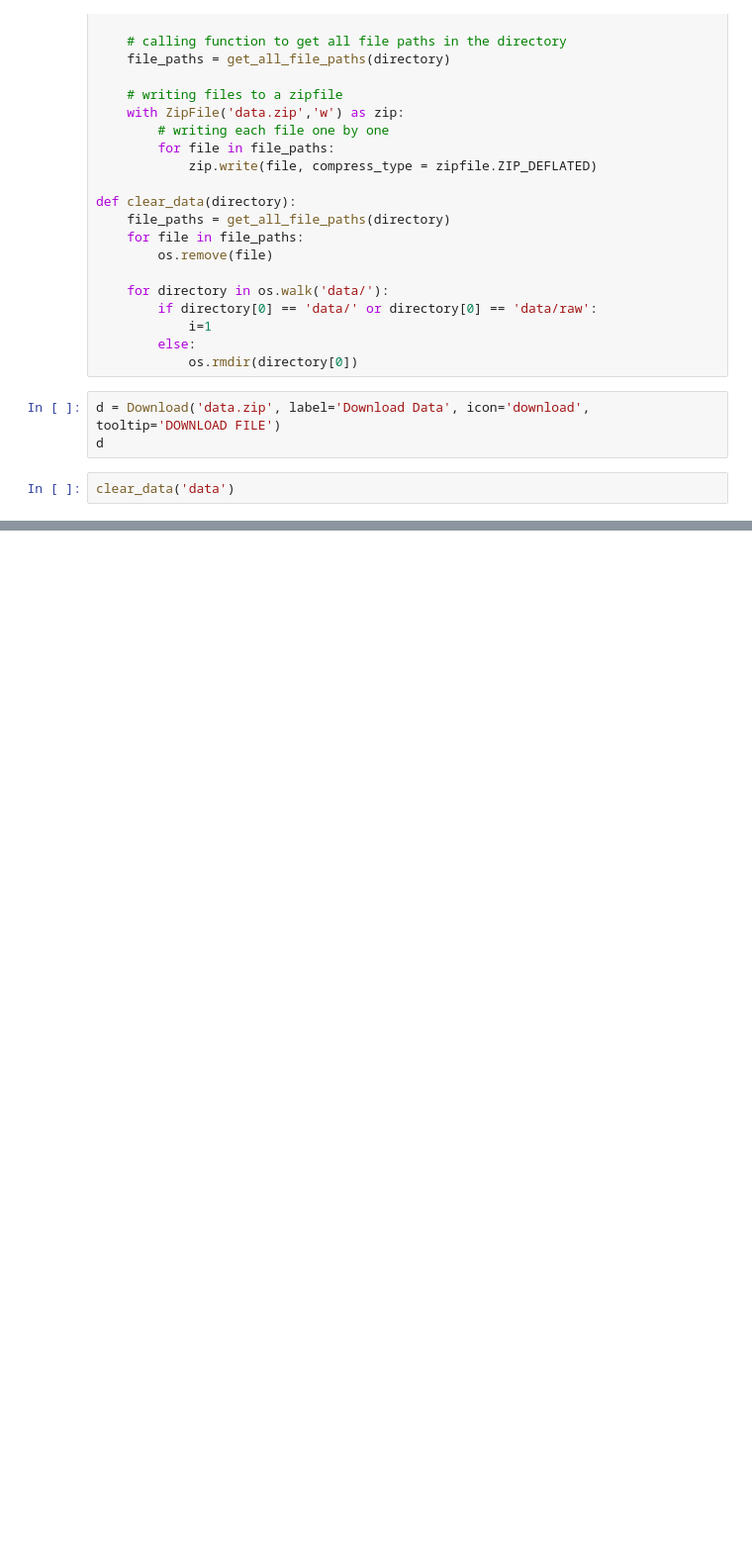
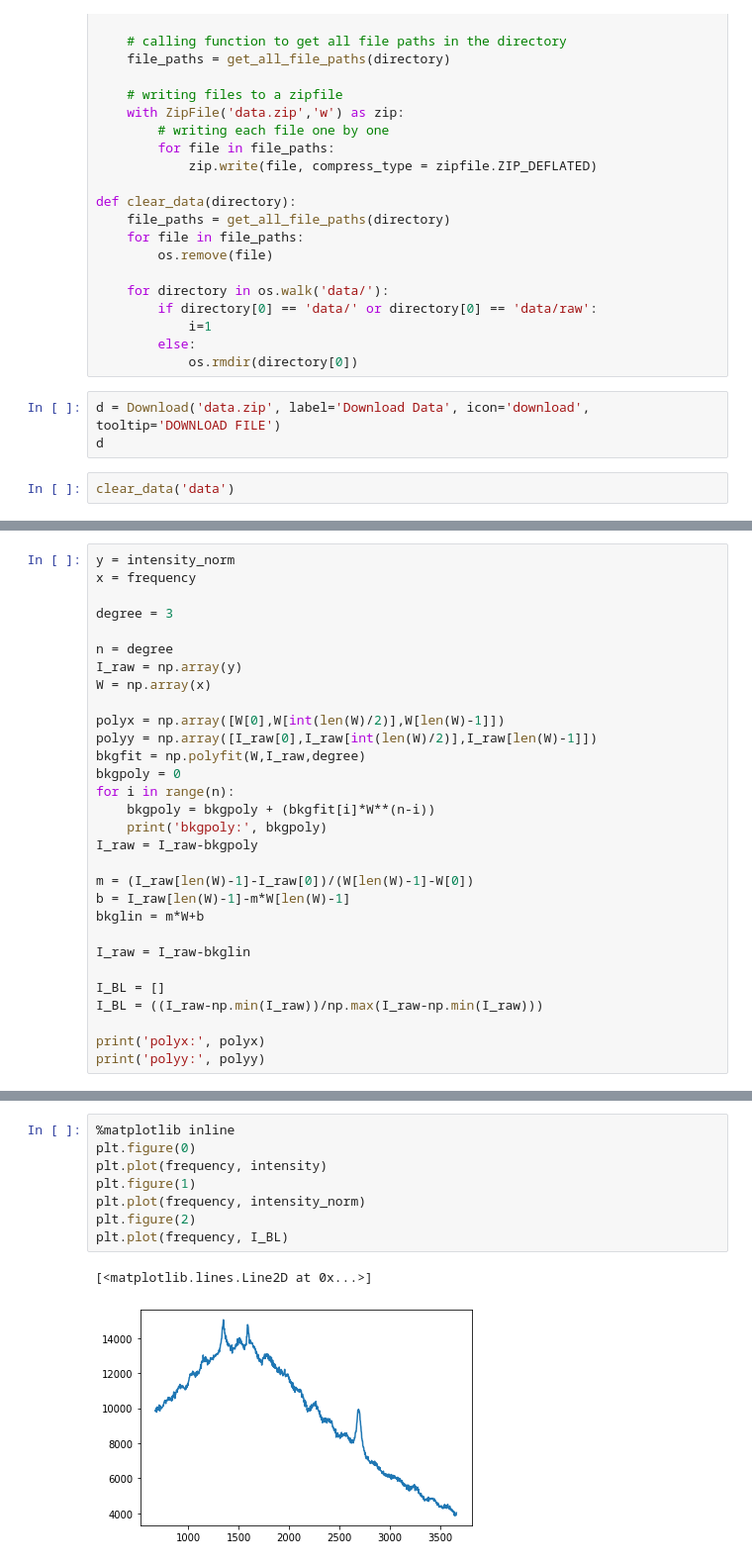
Before and after one commit to nanoMFG/GSA-Raman, a Jupyter notebook: graft.ipynb, the cells around one changed output, grey strips where cells are left out. Shown: that part at 99% size. Saved outputs shown, nothing was run; the diff lists cells and outputs as text; blank space fills up the shorter version.

```diff
--- a/graft.ipynb
+++ b/graft.ipynb
@@ -588,0 +651,30 @@ clear_data('data')
+# %%
+y = intensity_norm
+x = frequency
+
+degree = 3
+
+n = degree
+I_raw = np.array(y)
+W = np.array(x)
+
+polyx = np.array([W[0],W[int(len(W)/2)],W[len(W)-1]])
+polyy = np.array([I_raw[0],I_raw[int(len(W)/2)],I_raw[len(W)-1]])
+bkgfit = np.polyfit(W,I_raw,degree)
+bkgpoly = 0
+for i in range(n):
+    bkgpoly = bkgpoly + (bkgfit[i]*W**(n-i))
+    print('bkgpoly:', bkgpoly)
+I_raw = I_raw-bkgpoly
+
+m = (I_raw[len(W)-1]-I_raw[0])/(W[len(W)-1]-W[0])
+b = I_raw[len(W)-1]-m*W[len(W)-1]
+bkglin = m*W+b
+
+I_raw = I_raw-bkglin
+
+I_BL = []
+I_BL = ((I_raw-np.min(I_raw))/np.max(I_raw-np.min(I_raw)))
+
+print('polyx:', polyx)
+print('polyy:', polyy)
@@ -588,0 +695,11 @@ clear_data('data')
+# %%
+%matplotlib inline
+plt.figure(0)
+plt.plot(frequency, intensity)
+plt.figure(1)
+plt.plot(frequency, intensity_norm)
+plt.figure(2)
+plt.plot(frequency, I_BL)
+# %% [output]
+[<matplotlib.lines.Line2D at 0x...>]
+[figure, added]
```
Also changed, not shown: parts of 9 cells of this notebook, 1 other file.
